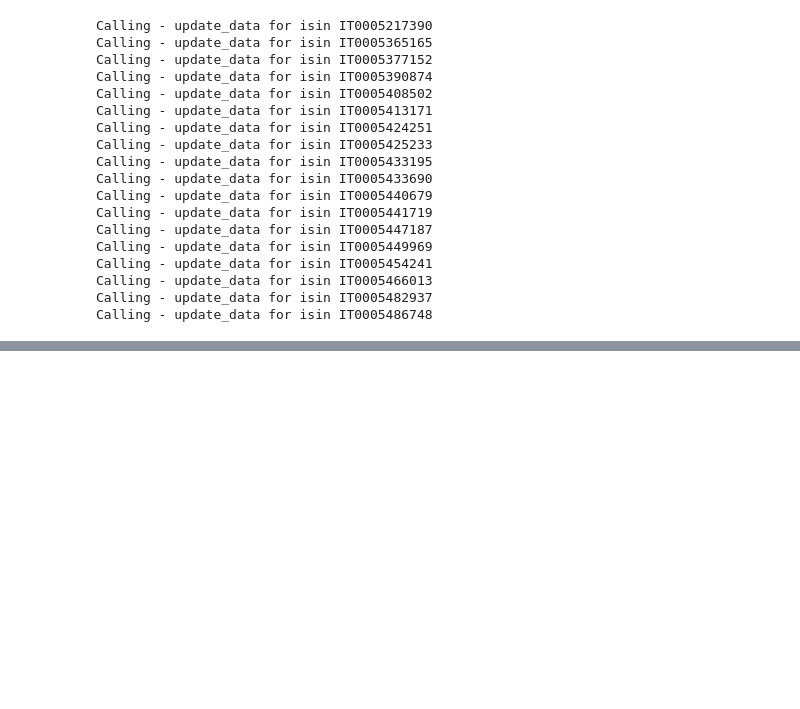
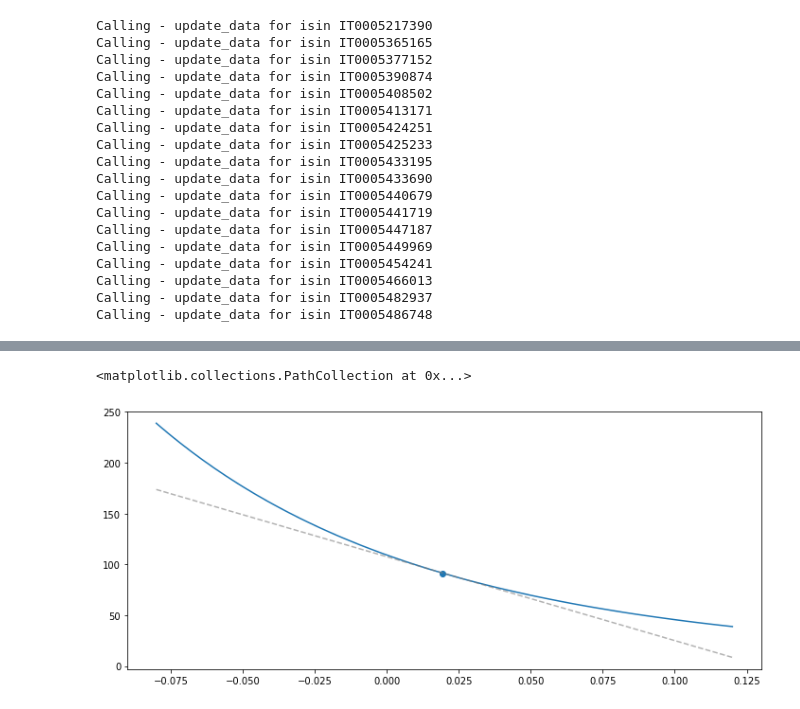
Before and after one commit to fco-jle/MachineTrading, a Jupyter notebook: Jupyter/Yield Curve Fitting.ipynb, the cells around one changed output, grey strips where cells are left out. Cells and saved outputs as stored; diff of their text form; code cells hidden in the pictures; blank space fills up the shorter version.

```diff
--- a/Jupyter/Yield Curve Fitting.ipynb
+++ b/Jupyter/Yield Curve Fitting.ipynb
@@ -92,0 +95,24 @@ plt.show()
+# %%
+yields = np.linspace(-0.08, 0.12, 100)
+yield_variation = []
+for y in yields:
+    p = bonds['IT0005449969'].bond.clean_price(bond_yield=y)
+    yield_variation.append((y, p))
+yield_variation = np.array(yield_variation)
+# %%
+def straight_line(x, m, n):
+    y = m*x+n
+    return y
+# %%
+popt_sl, pcov_sl = curve_fit(straight_line, yield_variation[45:55][:,0], yield_variation[45:55][:,1])
+# %%
+st_yld = np.linspace(yield_variation[:,0][0], yield_variation[:,0][-1])
+st_price = straight_line(st_yld, popt_sl[0], popt_sl[1])
+# %%
+fig, ax = plt.subplots(figsize=(12,5))
+ax.plot(yield_variation[:,0], yield_variation[:,1])
+ax.plot(st_yld, st_price, ls='--', color='grey', alpha=0.6)
+ax.scatter([bonds['IT0005449969'].yld], [bonds['IT0005449969'].price])
+# %% [output]
+<matplotlib.collections.PathCollection at 0x...>
+[figure, added]
```
Also changed, not shown: parts of 2 cells of this notebook, 1 other file.
